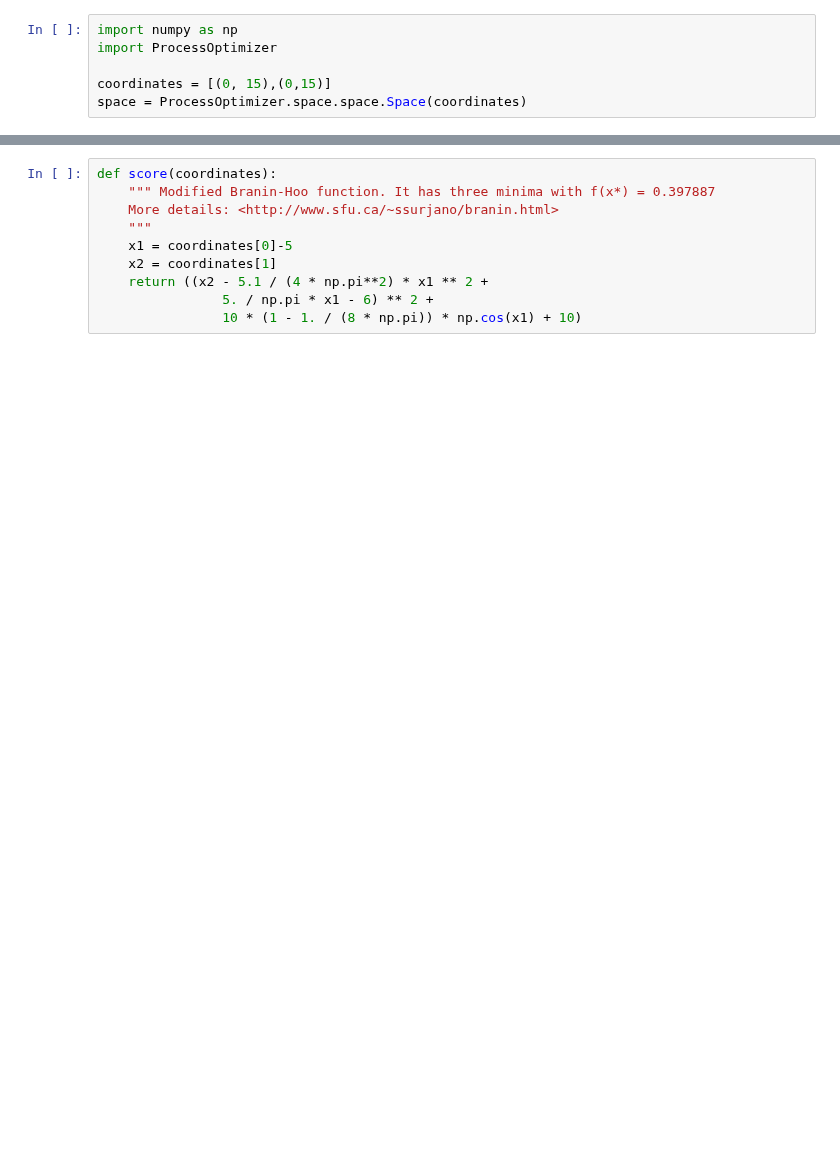
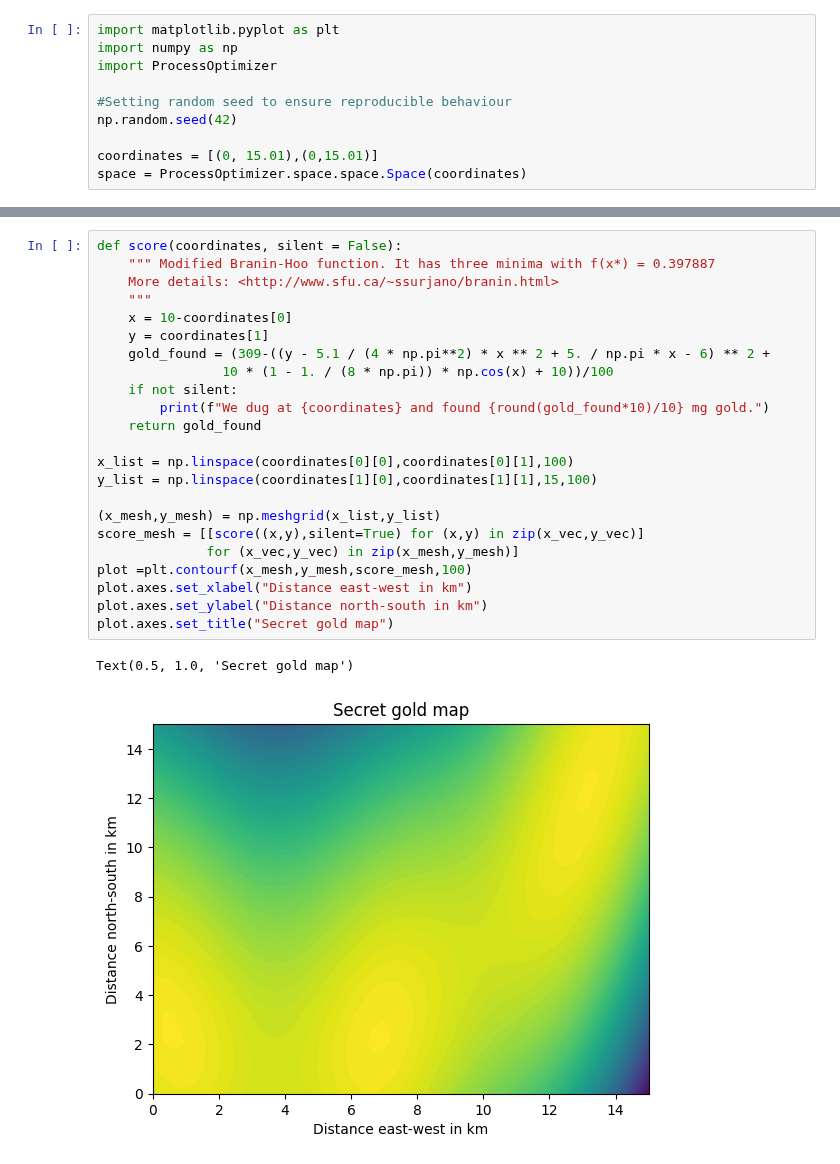
Before and after one commit to novonordisk-research/ProcessOptimizer, a Jupyter notebook: examples/new_examples/start_here.ipynb, the cells around one changed output, grey strips where cells are left out. Saved outputs shown, nothing was run; the diff lists cells and outputs as text; blank space fills up the shorter version.

Commit message:
doc: First draft of first story of  Gold Diggerson

```diff
--- a/examples/new_examples/start_here.ipynb
+++ b/examples/new_examples/start_here.ipynb
@@ -12,8 +12,12 @@ where we can draw samples from (do a test dig):
 # %%
+import matplotlib.pyplot as plt
 import numpy as np
 import ProcessOptimizer
 
-coordinates = [(0, 15),(0,15)]
+#Setting random seed to ensure reproducible behaviour
+np.random.seed(42)
+
+coordinates = [(0, 15.01),(0,15.01)]
 space = ProcessOptimizer.space.space.Space(coordinates)
 # %% [markdown]
 Next, we make a (secret) map of all the gold in the plot of land. We do this by making
@@ -25,10 +28,26 @@ We then plot the
 # %%
-def score(coordinates):
+def score(coordinates, silent = False):
     """ Modified Branin-Hoo function. It has three minima with f(x*) = 0.397887
     More details: <http://www.sfu.ca/~ssurjano/branin.html>
     """
-    x1 = coordinates[0]-5
-    x2 = coordinates[1]
-    return ((x2 - 5.1 / (4 * np.pi**2) * x1 ** 2 +
-                5. / np.pi * x1 - 6) ** 2 +
-                10 * (1 - 1. / (8 * np.pi)) * np.cos(x1) + 10)
+    x = 10-coordinates[0]
+    y = coordinates[1]
+    gold_found = (309-((y - 5.1 / (4 * np.pi**2) * x ** 2 + 5. / np.pi * x - 6) ** 2 +
+                10 * (1 - 1. / (8 * np.pi)) * np.cos(x) + 10))/100
+    if not silent:
+        print(f"We dug at {coordinates} and found {round(gold_found*10)/10} mg gold.")
+    return gold_found
+
+x_list = np.linspace(coordinates[0][0],coordinates[0][1],100)
+y_list = np.linspace(coordinates[1][0],coordinates[1][1],15,100)
+
+(x_mesh,y_mesh) = np.meshgrid(x_list,y_list)
+score_mesh = [[score((x,y),silent=True) for (x,y) in zip(x_vec,y_vec)]
+              for (x_vec,y_vec) in zip(x_mesh,y_mesh)]
+plot =plt.contourf(x_mesh,y_mesh,score_mesh,100)
+plot.axes.set_xlabel("Distance east-west in km")
+plot.axes.set_ylabel("Distance north-south in km")
+plot.axes.set_title("Secret gold map")
+# %% [output]
+Text(0.5, 1.0, 'Secret gold map')
+[figure, added]
```
Also changed, not shown: parts of 9 cells of this notebook.
